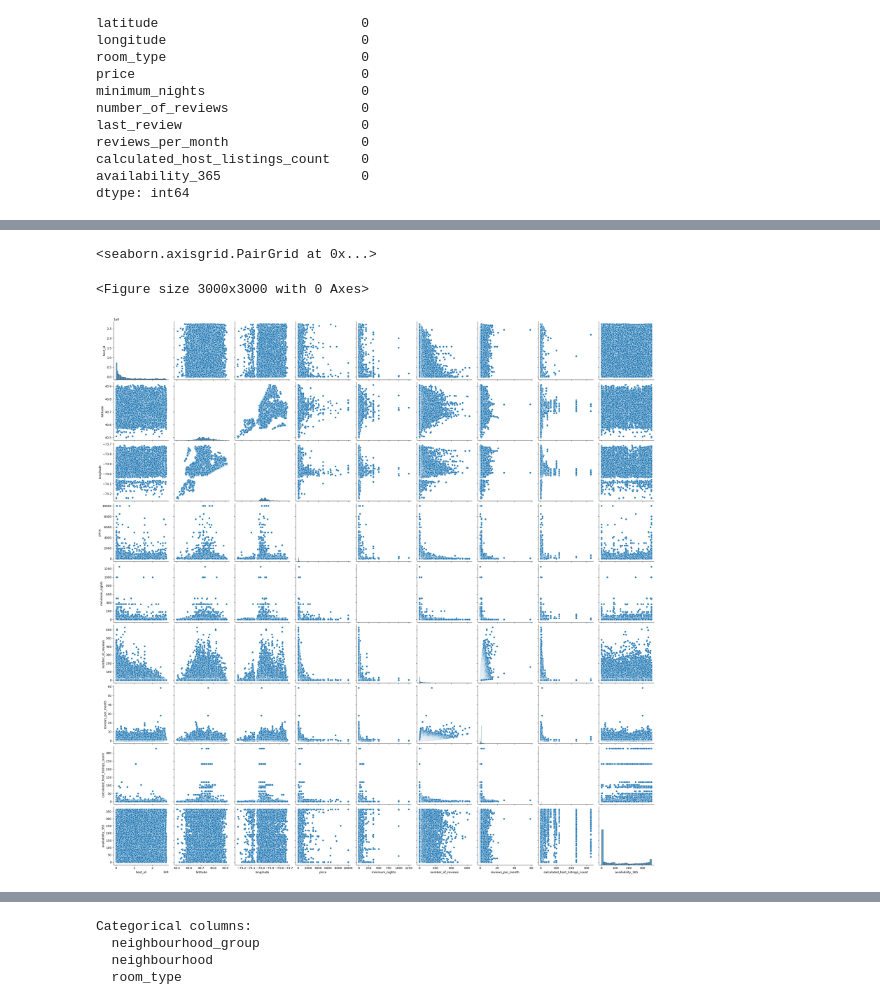
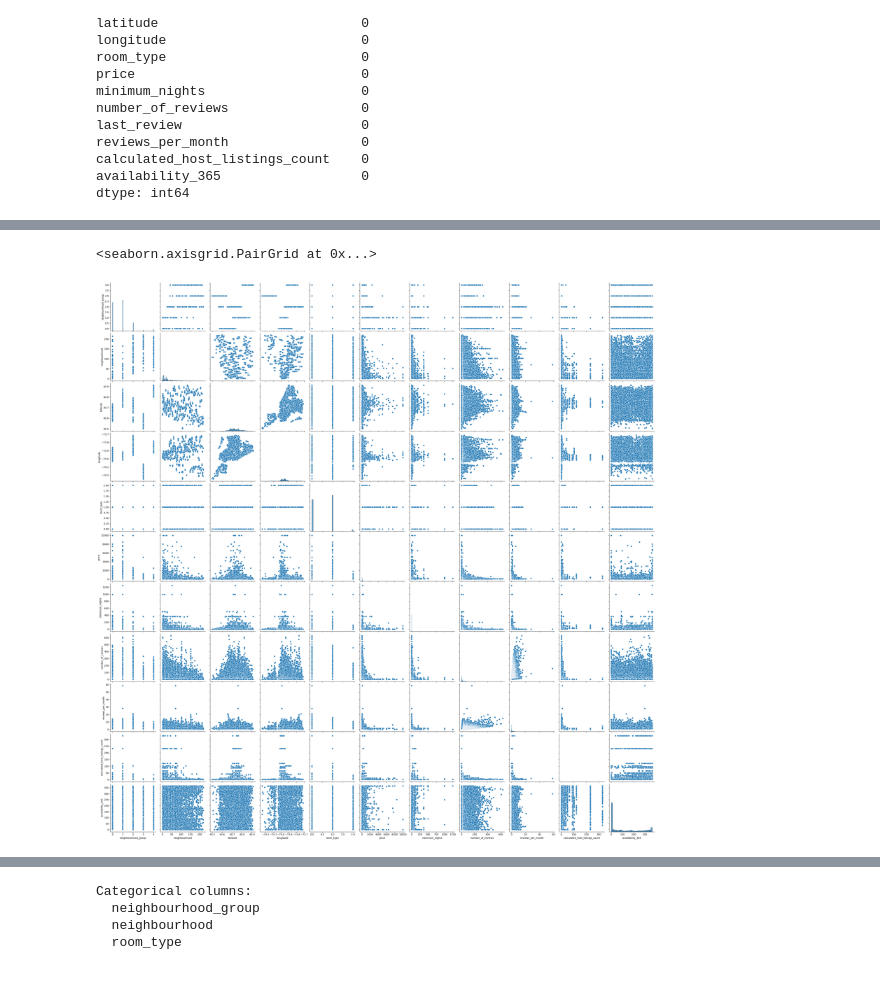
Before and after one commit to 4GeeksAcademy/fer-romerEDA, a Jupyter notebook: src/explore.ipynb, the cells around one changed output, grey strips where cells are left out. Saved outputs shown, nothing was run; the diff lists cells and outputs as text; code cells hidden in the pictures.

```diff
--- a/src/explore.ipynb
+++ b/src/explore.ipynb
@@ -217,0 +389,41 @@ AB_NYC_2019.head()
+# %%
+import json
+
+# Variable 'room_type'
+
+factorize = pd.factorize(AB_NYC_2019["room_type"])
+parsing_dict = {}
+indices = factorize[1]
+set_factor = list(set(factorize[0]))
+for index in range(len(factorize[1])):
+  parsing_dict.update({indices[index]: int(set_factor[index])})
+
+with open("transform_room_type.json", "w") as f:
+  json.dump(parsing_dict, f)
+AB_NYC_2019["room_type"] = factorize[0]
+# %%
+# Variable 'neighbourhood_group'
+
+factorize = pd.factorize(AB_NYC_2019["neighbourhood_group"])
+parsing_dict = {}
+indices = factorize[1]
+set_factor = list(set(factorize[0]))
+for index in range(len(factorize[1])):
+  parsing_dict.update({indices[index]: int(set_factor[index])})
+
+with open("transform_neighbourhood_group.json", "w") as f:
+  json.dump(parsing_dict, f)
+AB_NYC_2019["neighbourhood_group"] = factorize[0]
+# %%
+# Variable 'neighbourhood'
+
+factorize = pd.factorize(AB_NYC_2019["neighbourhood"])
+parsing_dict = {}
+indices = factorize[1]
+set_factor = list(set(factorize[0]))
+for index in range(len(factorize[1])):
+  parsing_dict.update({indices[index]: int(set_factor[index])})
+
+with open("transform_neighbourhood.json", "w") as f:
+  json.dump(parsing_dict, f)
+AB_NYC_2019["neighbourhood"] = factorize[0]
@@ -233,7 +445,6 @@ array([[<Axes: title={'center': 'host_id'}>,
 # %%
-plt.figure(figsize = (30, 30))
+#plt.figure(figsize = (30, 30))
 sns.pairplot(AB_NYC_2019, height=3, diag_kind='hist')
 # %% [output]
 <seaborn.axisgrid.PairGrid at 0x...>
-<Figure size 3000x3000 with 0 Axes>
-[figure, old version]
+[figure, new version]
```
Also changed, not shown: parts of 28 cells of this notebook, 3 other files.
